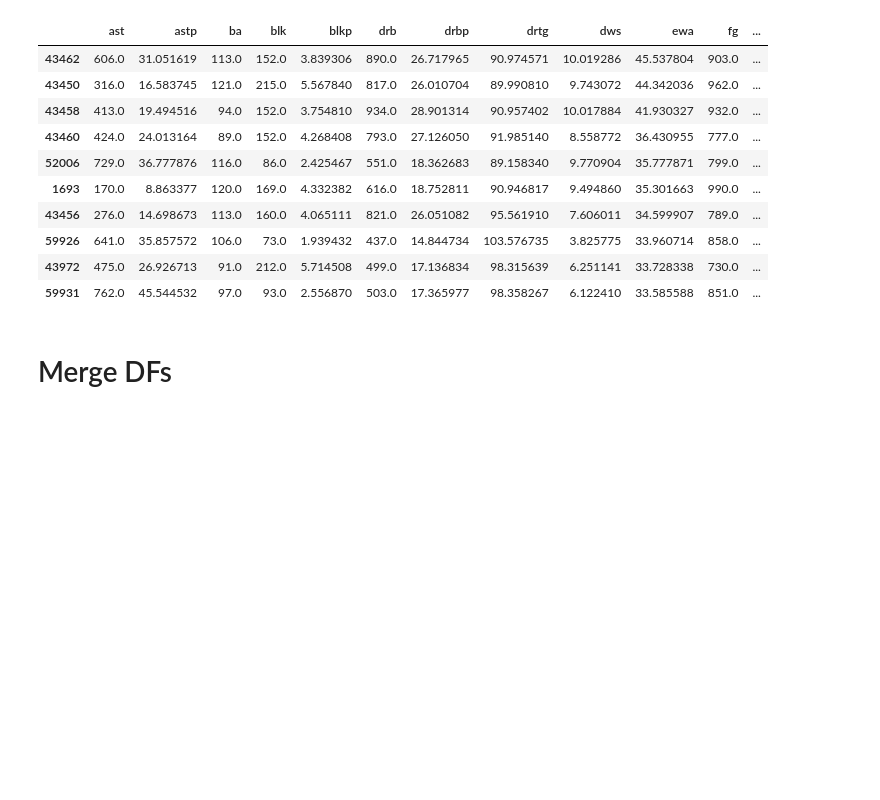
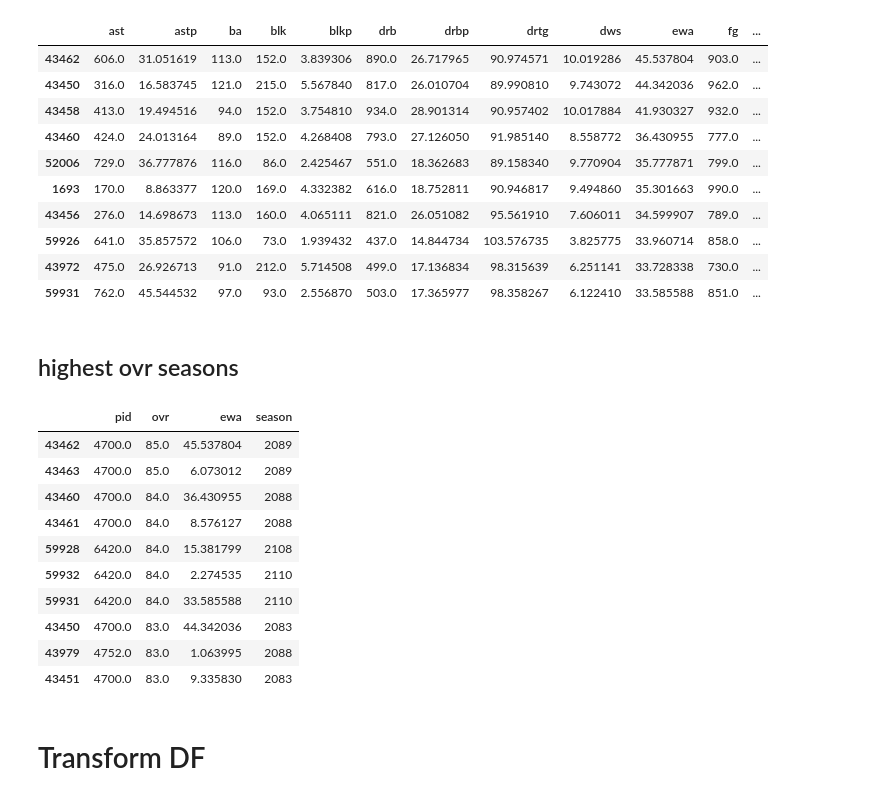
Before and after one commit to aemrich/bbgm_predict, a Jupyter notebook: analysis.ipynb, the cells around one changed output. Saved outputs shown, nothing was run; the diff lists cells and outputs as text; code cells hidden in the pictures; blank space fills up the shorter version.

```diff
--- a/analysis.ipynb
+++ b/analysis.ipynb
@@ -38,5 +50,21 @@ df_stats.sort_values('ewa', ascending=False)[0:10]#[['pid', 'ewa', 'season']]
 | 59926 | 641.0 | 35.857572 | 106.0 | 73.0 | 1.939432 | 437.0 | 14.844734 | 103.576735 | 3.825775 | 33.960714 | 858.0 | ... |
 | 43972 | 475.0 | 26.926713 | 91.0 | 212.0 | 5.714508 | 499.0 | 17.136834 | 98.315639 | 6.251141 | 33.728338 | 730.0 | ... |
 | 59931 | 762.0 | 45.544532 | 97.0 | 93.0 | 2.556870 | 503.0 | 17.365977 | 98.358267 | 6.122410 | 33.585588 | 851.0 | ... |
-# %% [markdown]
-# Merge DFs
+# %% [markdown]
+## highest ovr seasons
+# %%
+df_ewa_ratings.sort_values('ovr', ascending=False)[0:10][['pid', 'ovr','ewa', 'season']]
+# %% [output]
+|  | pid | ovr | ewa | season |
+| 43462 | 4700.0 | 85.0 | 45.537804 | 2089 |
+| 43463 | 4700.0 | 85.0 | 6.073012 | 2089 |
+| 43460 | 4700.0 | 84.0 | 36.430955 | 2088 |
+| 43461 | 4700.0 | 84.0 | 8.576127 | 2088 |
+| 59928 | 6420.0 | 84.0 | 15.381799 | 2108 |
+| 59932 | 6420.0 | 84.0 | 2.274535 | 2110 |
+| 59931 | 6420.0 | 84.0 | 33.585588 | 2110 |
+| 43450 | 4700.0 | 83.0 | 44.342036 | 2083 |
+| 43979 | 4752.0 | 83.0 | 1.063995 | 2088 |
+| 43451 | 4700.0 | 83.0 | 9.335830 | 2083 |
+# %% [markdown]
+# Transform DF
```
Also changed, not shown: parts of 49 cells of this notebook, 1 other file.
